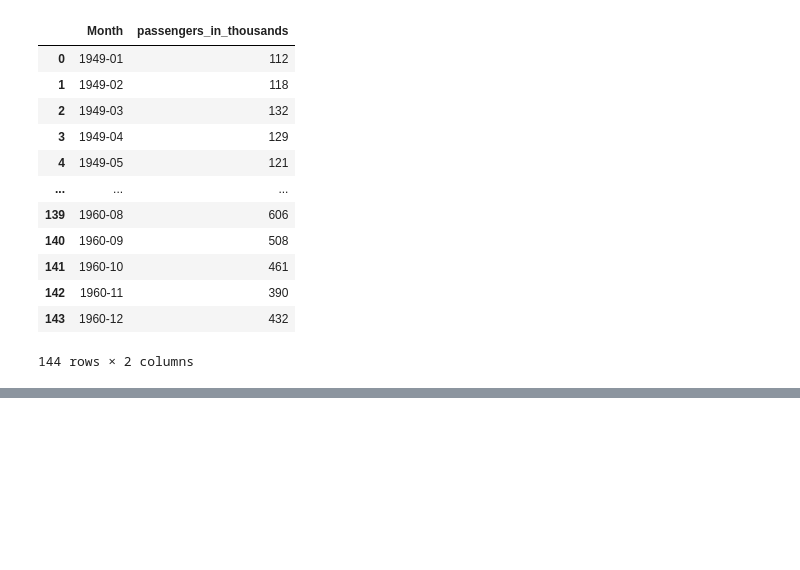
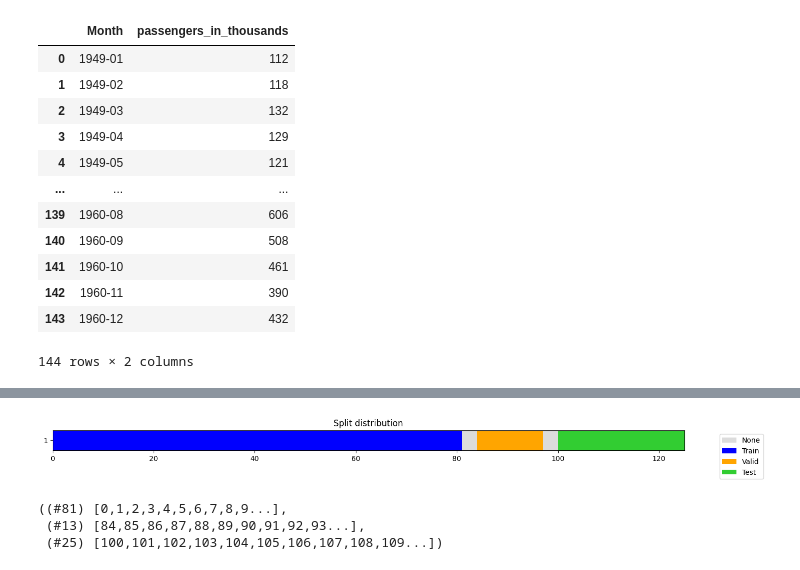
Before and after one commit to ginofft/TimeSeriesAnalysis, a Jupyter notebook: playground.ipynb, the cells around one changed output, grey strips where cells are left out. Saved outputs shown, nothing was run; the diff lists cells and outputs as text; code cells hidden in the pictures; blank space fills up the shorter version.

```diff
--- a/playground.ipynb
+++ b/playground.ipynb
@@ -221,9 +235,12 @@ plot_forecast(X_test, y_test, y_test_preds, sel_vars=True)
 # %%
 import sklearn
 import pandas as pd
+from pathlib import Path
 from tsai.basics import *
 
-df_raw = pd.read_csv('data/airline/airline.csv')
+dataPath = Path('data/airline/airline.csv', index_col='Month')
+folderPath = dataPath.parent
+df_raw = pd.read_csv(dataPath)
 df_raw
 # %% [output]
 |  | Month | passengers_in_thousands |
@@ -296,0 +280,6 @@ Final memory usage  : 1.53 KB    (-35.5%)
+# %%
+preprocessPipePath = Path('data/airline/preproc_pipe.pkl')
+
+preproc_pipe = load_object(preprocessPipePath)
+df = preproc_pipe.fit_transform(df_raw)
+df
@@ -296,0 +307,13 @@ Final memory usage  : 1.53 KB    (-35.5%)
+# %%
+fcst_history = 16 # # steps in the past
+fcst_horizon = 4 # # steps in the future
+valid_size   = 0.1  # int or float indicating the size of the training set
+test_size    = 0.2  # int or float indicating the size of the test set
+
+splits = get_long_term_forecasting_splits(df, fcst_history=fcst_history, fcst_horizon=fcst_horizon)
+splits
+# %% [output]
+[figure, added]
+((#81) [0,1,2,3,4,5,6,7,8,9...],
+ (#13) [84,85,86,87,88,89,90,91,92,93...],
+ (#25) [100,101,102,103,104,105,106,107,108,109...])
```
Also changed, not shown: parts of 16 cells of this notebook, 4 other files.
